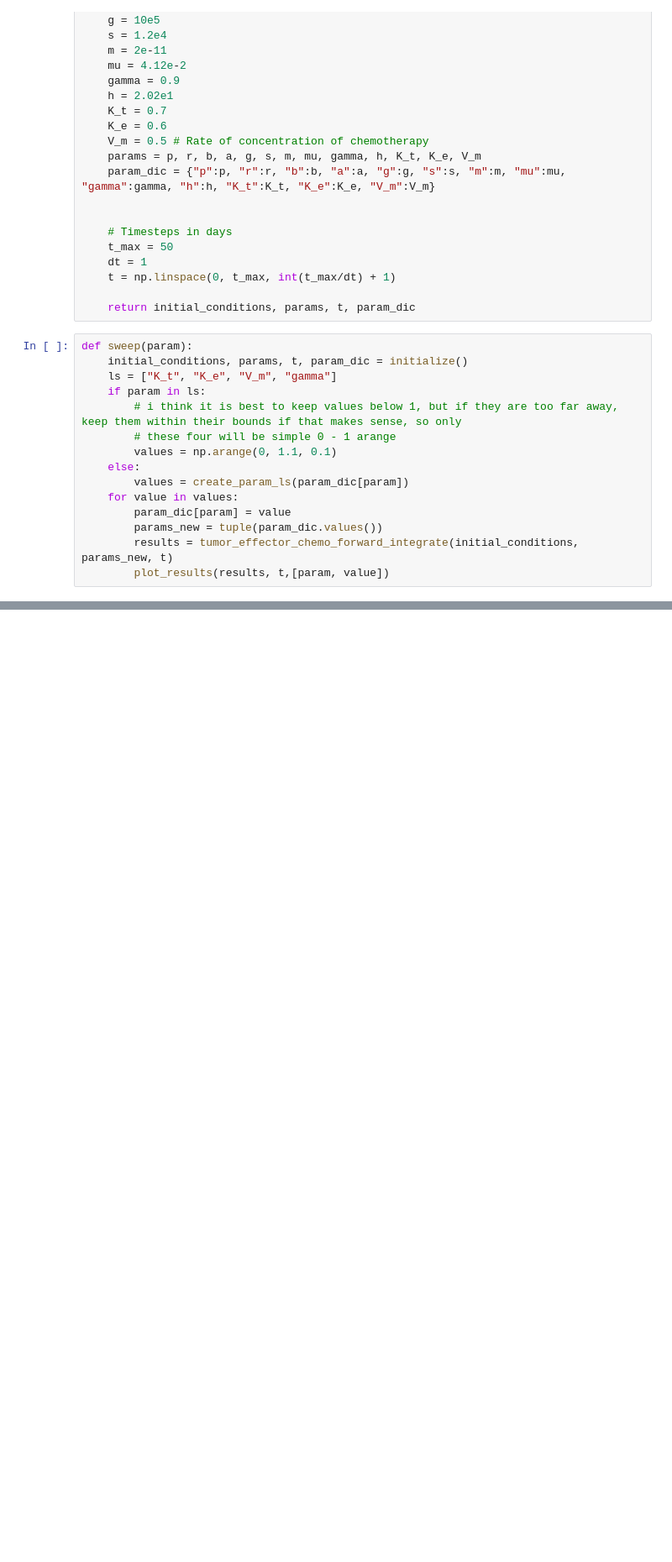
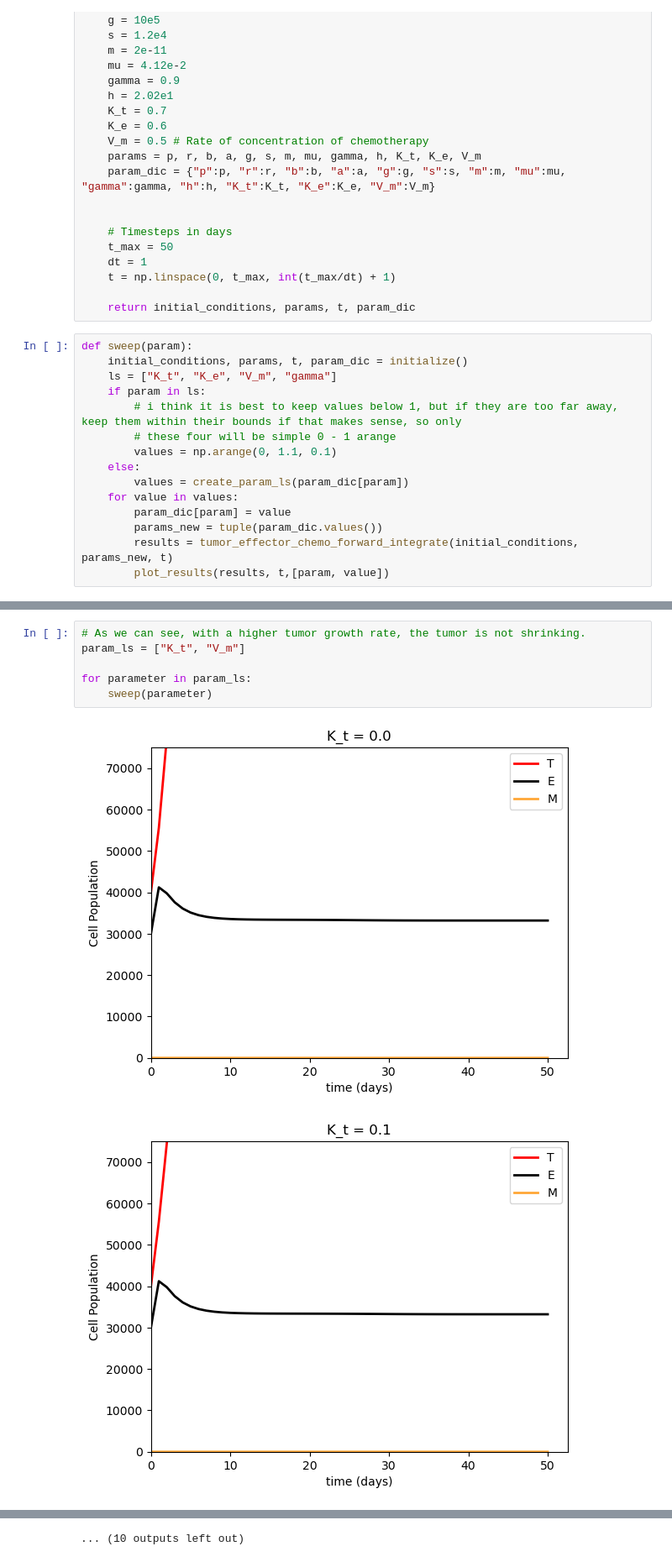
Before and after one commit to CSCI-4314-Final-Project/rk4-solver, a Jupyter notebook: tumor_rk4_simulation.ipynb, the cells around one changed output, grey strips where cells are left out. Shown at 84% size. Saved outputs shown, nothing was run; the diff lists cells and outputs as text; blank space fills up the shorter version.

```diff
--- a/tumor_rk4_simulation.ipynb
+++ b/tumor_rk4_simulation.ipynb
@@ -309,0 +398,9 @@ sweep("K_t")
+# %%
+# As we can see, with a higher tumor growth rate, the tumor is not shrinking.
+param_ls = ["K_t", "V_m"]
+
+for parameter in param_ls:
+    sweep(parameter)
+# %% [output]
+[figure, added]
+[figure, added]
@@ -309,0 +417 @@ sweep("K_t")
+... (10 outputs left out)
```
Also changed, not shown: parts of 14 cells of this notebook.
